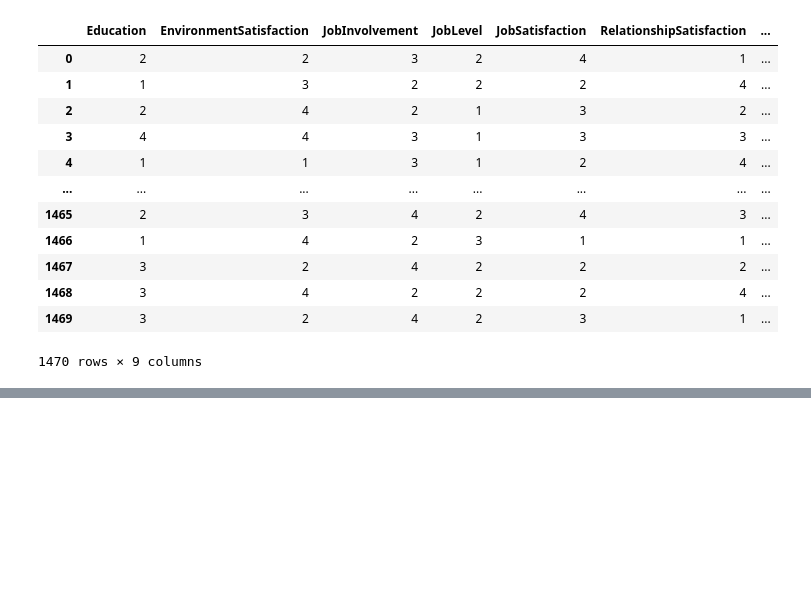
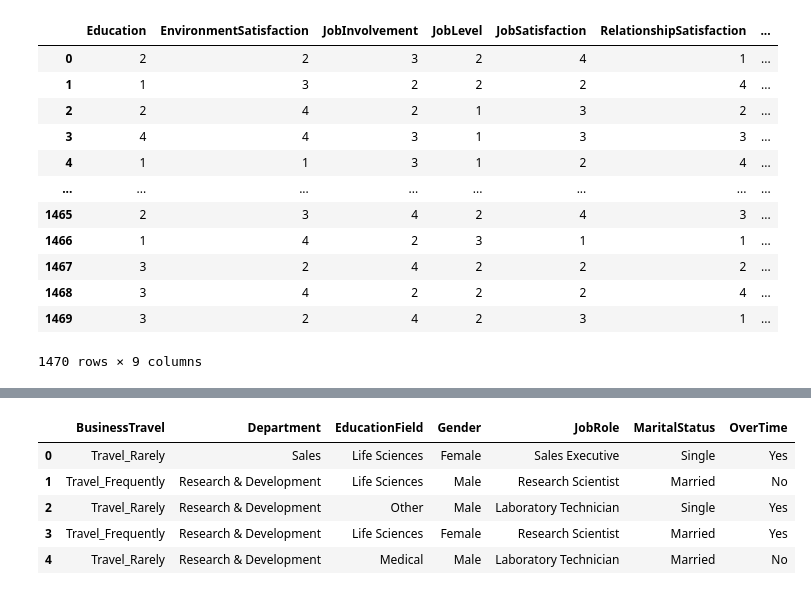
Before and after one commit to zobekenobe/DT-Evaluation-Project, a Jupyter notebook: Project 2.ipynb, the cells around one changed output, grey strips where cells are left out. Drawn from its saved outputs; the diff is of its cells as text; code cells hidden in the pictures; blank space fills up the shorter version.

```diff
--- a/Project 2.ipynb
+++ b/Project 2.ipynb
@@ -319,0 +428,2 @@ x.shape
+# %%
+x_new = x_new[filtered_values]
@@ -319,0 +434,10 @@ x.shape
+# %%
+plt.figure(figsize = (20,25))
+plotnumber = 1
+
+for col in outlier_features:
+    plt.subplot(3,2, plotnumber)
+    sns.boxplot(x[col], orient = 'h')
+    plt.xlabel(col, fontsize = 18)
+    plotnumber += 1
+plt.show()
@@ -319,0 +450,2 @@ x.shape
+# %%
+x = x_new
@@ -319,0 +470,9 @@ x.shape
+# %%
+x[categorical_features].head()
+# %% [output]
+|  | BusinessTravel | Department | EducationField | Gender | JobRole | MaritalStatus | OverTime |
+| 0 | Travel_Rarely | Sales | Life Sciences | Female | Sales Executive | Single | Yes |
+| 1 | Travel_Frequently | Research & Development | Life Sciences | Male | Research Scientist | Married | No |
+| 2 | Travel_Rarely | Research & Development | Other | Male | Laboratory Technician | Single | Yes |
+| 3 | Travel_Frequently | Research & Development | Life Sciences | Female | Research Scientist | Married | Yes |
+| 4 | Travel_Rarely | Research & Development | Medical | Male | Laboratory Technician | Married | No |
```
Also changed, not shown: parts of 43 cells of this notebook.
